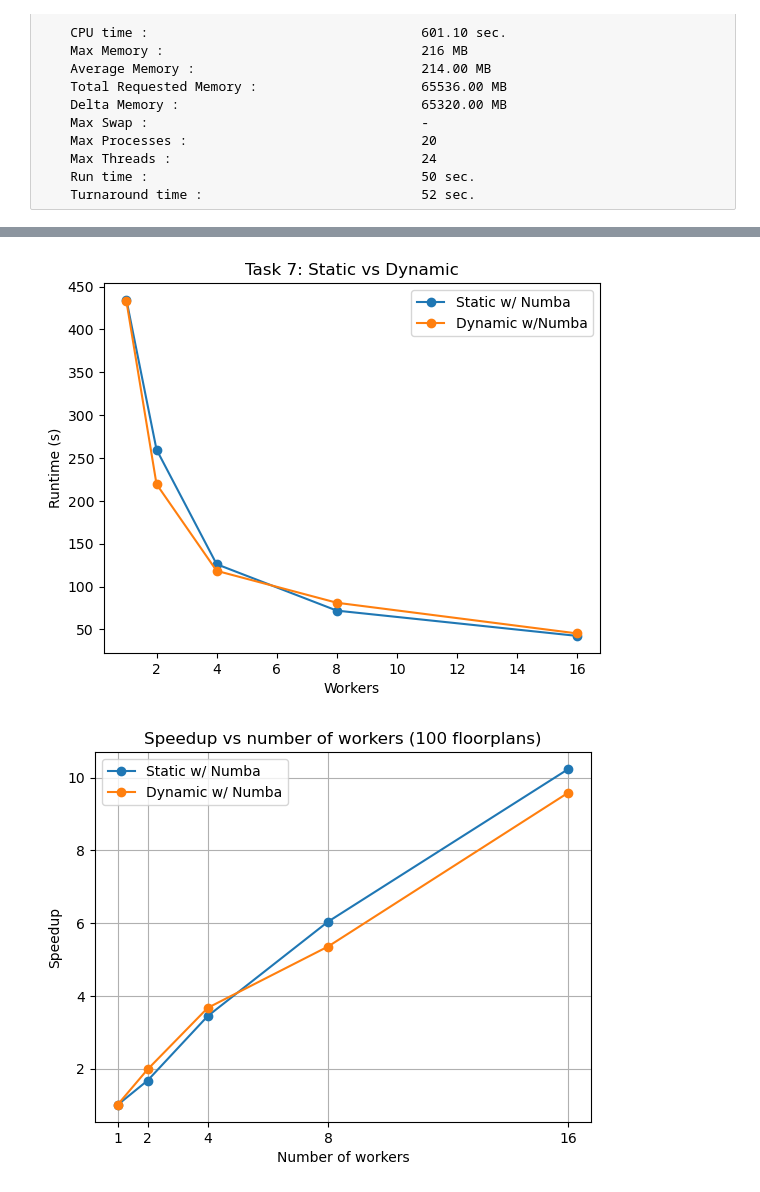
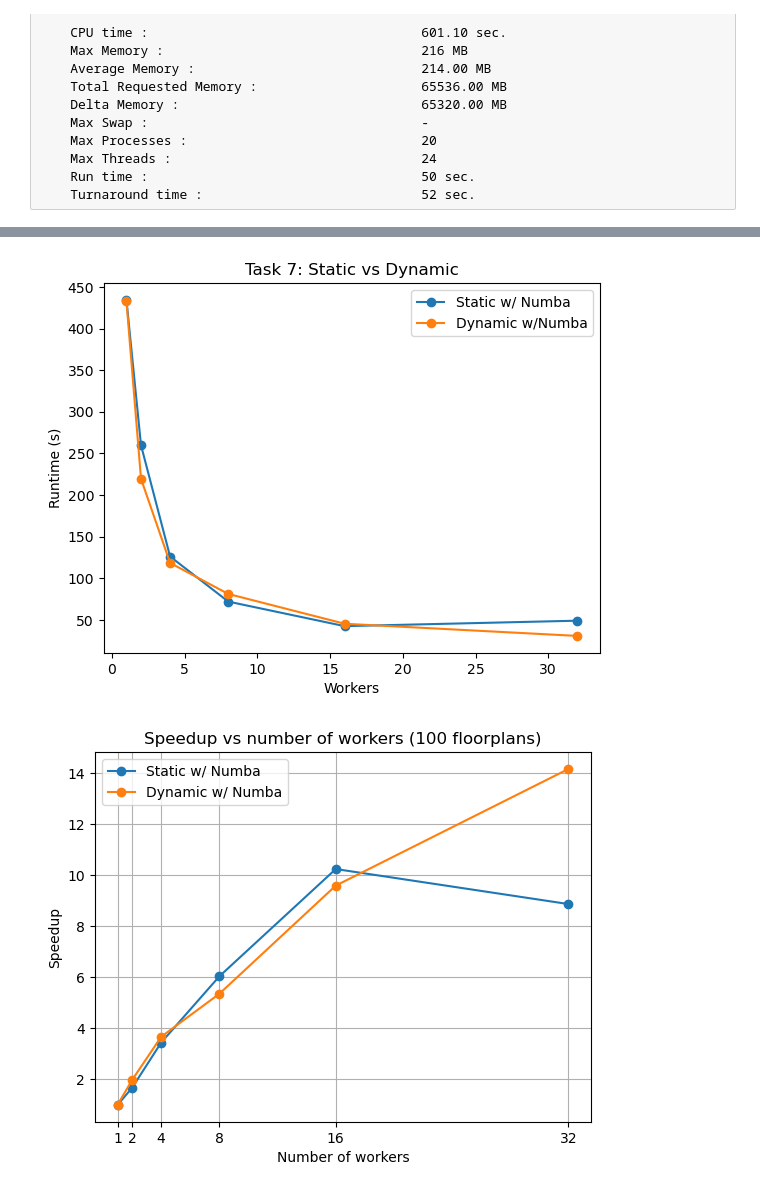
Before and after one commit to AskeSchroder/High_Performance_Computing_Project2, a Jupyter notebook: new_results.ipynb, the cells around one changed output, grey strips where cells are left out. Drawn from its saved outputs; the diff is of its cells as text; code cells hidden in the pictures.

```diff
--- a/new_results.ipynb
+++ b/new_results.ipynb
@@ -641,7 +699,7 @@ Resource usage summary:
 # %%
-workers = [1, 2, 4, 8, 16]
-task7_static = [434.371, 259.848, 126.084, 71.917, 42.408]
-task7_dynamic = [432.691, 219.513, 118.346, 81.100, 45.280]
+workers = [1, 2, 4, 8, 16, 32]
+task7_static = [434.371, 259.848, 126.084, 71.917, 42.408, 48.970]
+task7_dynamic = [432.691, 219.513, 118.346, 81.100, 45.280, 30.664]
 
 plt.plot(workers, task7_static, marker='o', label="Static w/ Numba")
 plt.plot(workers, task7_dynamic, marker='o', label="Dynamic w/Numba")
@@ -651,32 +709,32 @@ plt.title("Task 7: Static vs Dynamic")
 plt.legend()
 plt.show()
 # %% [output]
-[figure, old version]
+[figure, new version]
 # %%
 # Create speedup plot from provided data
 import matplotlib.pyplot as plt
 
-workers = [1, 2, 4, 8, 16]
-times_static = [434.371, 259.848, 126.084, 71.917, 42.408]
-times_dynamic = [432.691, 219.513, 118.346, 81.100, 45.280]
+workers = [1, 2, 4, 8, 16, 32]
+times_static = [434.371, 259.848, 126.084, 71.917, 42.408, 48.970]
+times_dynamic = [432.691, 219.513, 118.346, 81.100, 45.280, 30.664]
 
 # Compute speedup relative to 1 worker
 baseline1 = times_static[0]
 speedup1 = [baseline1 / t for t in times_static]
 
 # Compute speedup relative to 2 worker
 baseline2 = times_static[0]
 speedup2 = [baseline2 / t for t in times_dynamic]
 
 plt.figure()
 plt.plot(workers, speedup1, marker='o', label="Static w/ Numba")
 plt.plot(workers, speedup2, marker='o', label="Dynamic w/ Numba")
 plt.xlabel("Number of workers")
 plt.ylabel("Speedup")
 plt.title("Speedup vs number of workers (100 floorplans)")
 plt.xticks(workers)
 plt.legend()
 plt.grid()
 plt.show()
 # %% [output]
-[figure, old version]
+[figure, new version]
```
Also changed, not shown: parts of 4 cells of this notebook.
